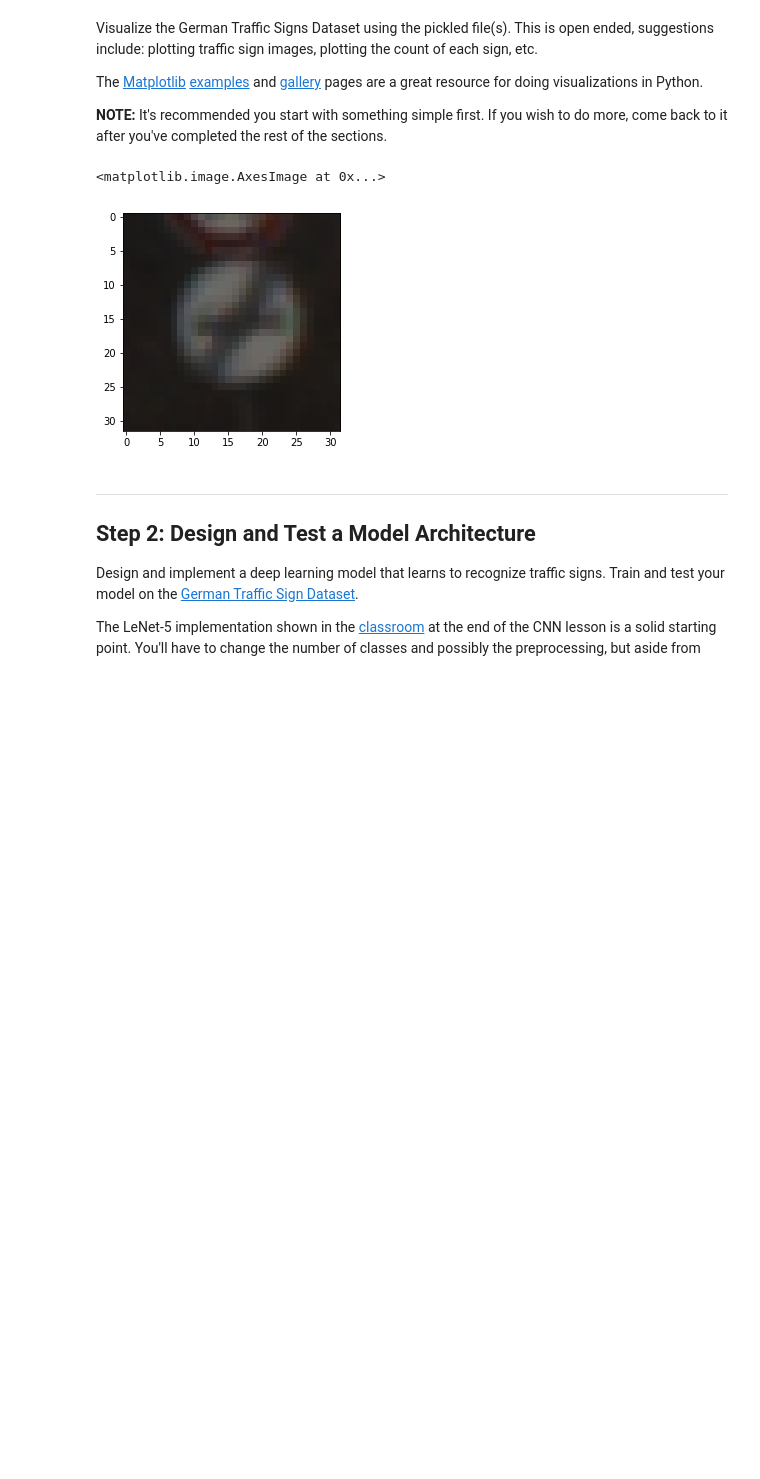
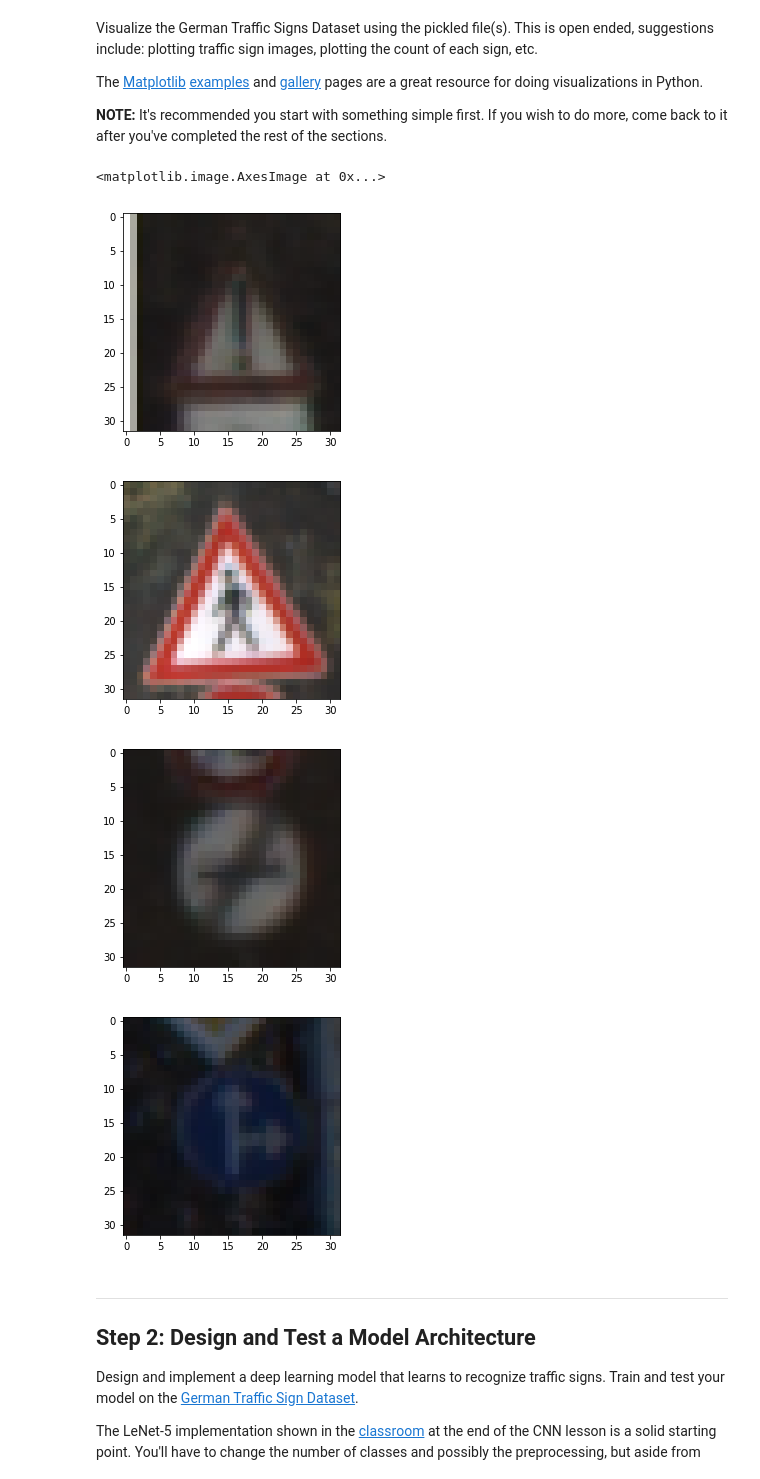
Before and after one commit to ravelantunes/CarND-Traffic-Sign-Classifier, a Jupyter notebook: Traffic_Sign_Classifier.ipynb, the cells around one changed output. Drawn from its saved outputs; the diff is of its cells as text; code cells hidden in the pictures; blank space fills up the shorter version.

```diff
--- a/Traffic_Sign_Classifier.ipynb
+++ b/Traffic_Sign_Classifier.ipynb
@@ -88,19 +95,32 @@ The [Matplotlib](http://matplotlib.org/) [examples](http://matplotlib.org/exampl
 
 **NOTE:** It's recommended you start with something simple first. If you wish to do more, come back to it after you've completed the rest of the sections.
 # %%
-### Data exploration visualization code goes here.
-### Feel free to use as many code cells as needed.
 import matplotlib.pyplot as plt
 import matplotlib.image as mpimg
+import numpy as np
 
 # Visualizations will be shown in the notebook.
 %matplotlib inline
 
-plt.imshow(X_train[1])
-# X_train[0].shape
+from skimage import exposure
+
+plt.figure()
+plt.imshow(X_train[20400])
+
+plt.figure()
+plt.imshow(X_train[10400])
+
+plt.figure()
+plt.imshow(X_train[0])
+
+plt.figure()
+plt.imshow(X_train[1000])
 # %% [output]
 <matplotlib.image.AxesImage at 0x...>
-[figure, old version]
+[figure, new version]
+[figure, added]
+[figure, added]
+[figure, added]
 # %% [markdown]
 ----
 
```
Also changed, not shown: parts of 16 cells of this notebook.
